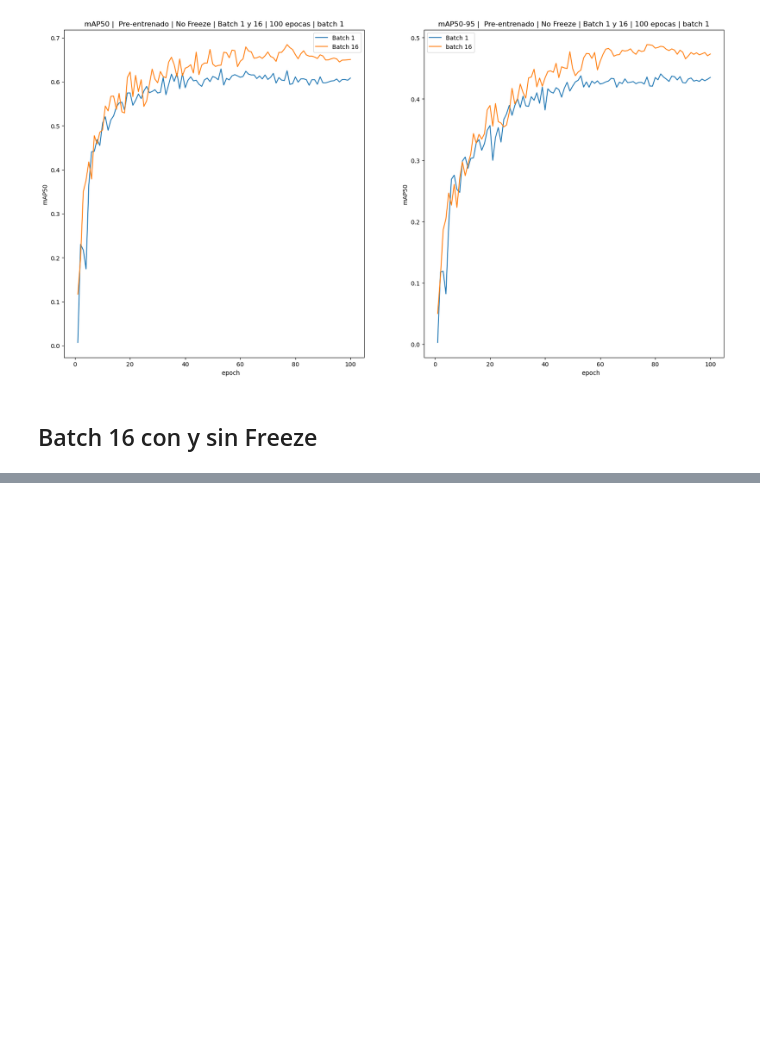
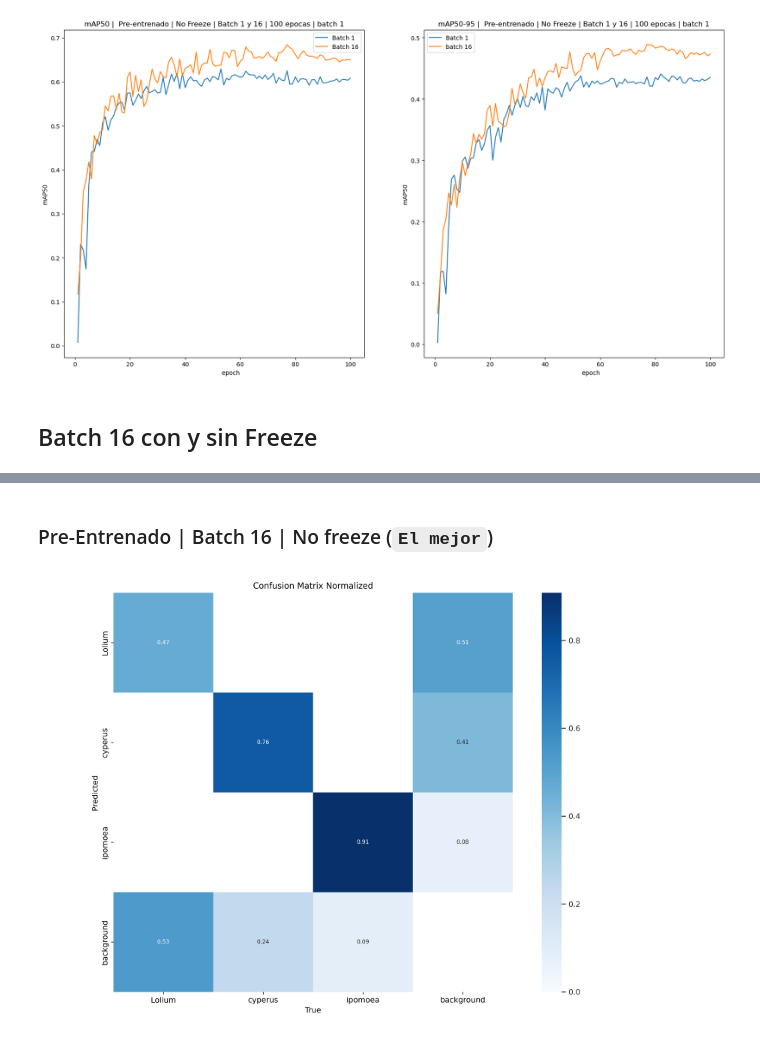
Before and after one commit to DanielPS555/TSCF-detector-malezas, a Jupyter notebook: datos_estadisticos/graficas mAP50 y mAP50-95.ipynb, the cells around one changed output, grey strips where cells are left out. Drawn from its saved outputs; the diff is of its cells as text; code cells hidden in the pictures; blank space fills up the shorter version.

```diff
--- a/datos_estadisticos/graficas mAP50 y mAP50-95.ipynb
+++ b/datos_estadisticos/graficas mAP50 y mAP50-95.ipynb
@@ -158,0 +183,6 @@ df_maps50_90.plot( title= 'mAP50-95 |  Pre-entrenado |  Freeze 10 | Batch 16 | 2
+# %% [markdown]
+### Pre-Entrenado | Batch 16 | No freeze (`El mejor`)
+# %%
+display(Image(filename="../resultados_ejecucciones/yolov9c - PRENTRANADO - batch 16 - 100 epicas - no freeze/confusion_matrix_normalized.png", width=600))
+# %% [output]
+[figure, added]
```
Also changed, not shown: parts of 18 cells of this notebook.
